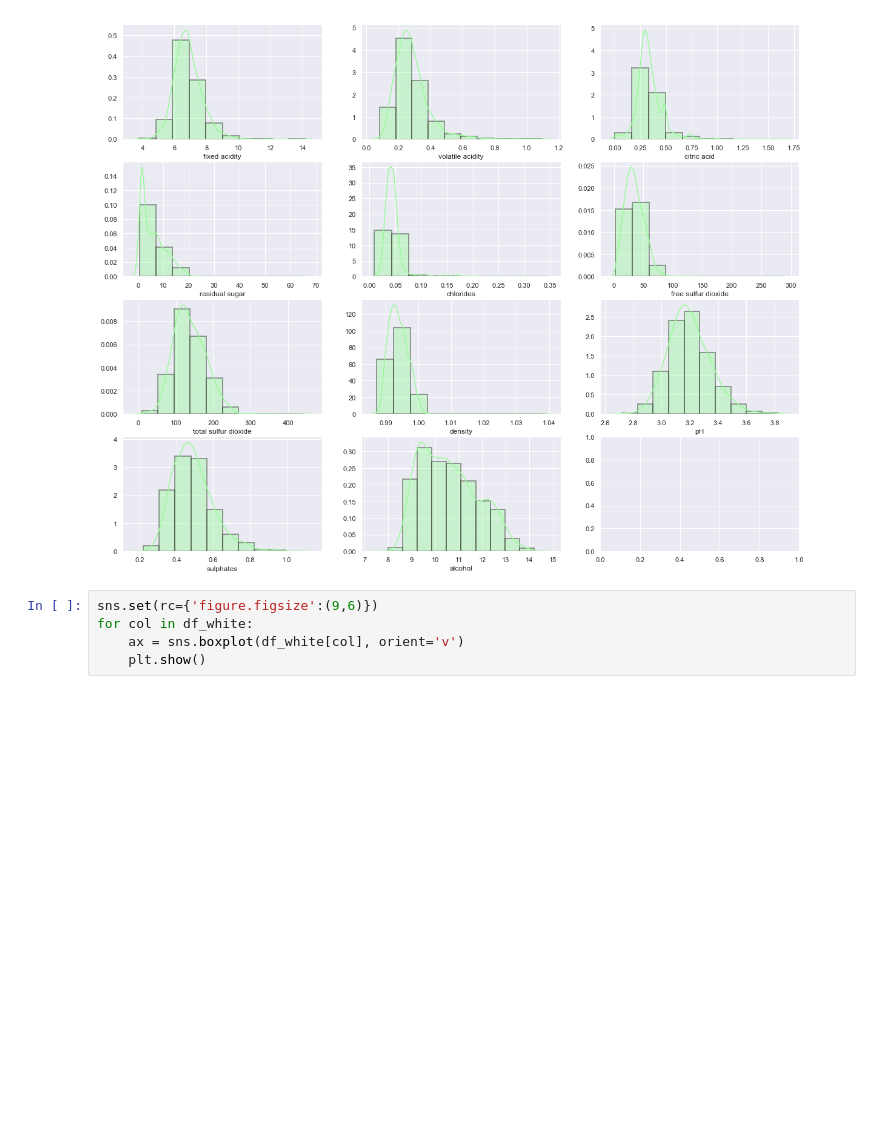
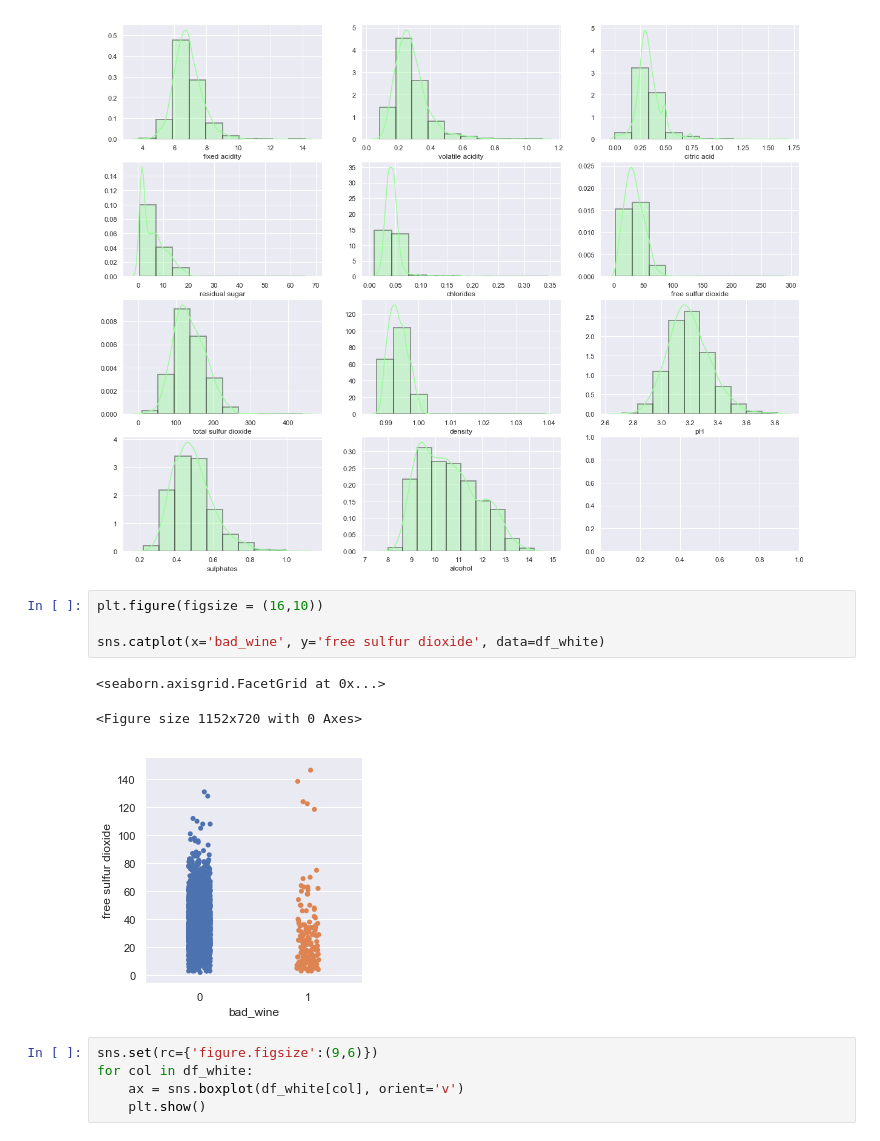
Before and after one commit to jmcneilkeller/Choosing_the_Worst_Wines, a Jupyter notebook: Mod_4_Wine_Quality.ipynb, the cells around one changed output. Drawn from its saved outputs; the diff is of its cells as text; blank space fills up the shorter version.

```diff
--- a/Mod_4_Wine_Quality.ipynb
+++ b/Mod_4_Wine_Quality.ipynb
@@ -664,6 +666,14 @@ white_vis10 = sns.distplot(df_white['sulphates'],bins=10,color='palegreen', hist
 white_vis11 = sns.distplot(df_white['alcohol'],bins=10,color='palegreen', hist_kws=dict(edgecolor="k", linewidth=2),ax=ax[3][1])
 # %% [output]
 [figure]
+# %%
+plt.figure(figsize = (16,10))
+
+sns.catplot(x='bad_wine', y='free sulfur dioxide', data=df_white)
+# %% [output]
+<seaborn.axisgrid.FacetGrid at 0x...>
+<Figure size 1152x720 with 0 Axes>
+[figure, added]
 # %%
 sns.set(rc={'figure.figsize':(9,6)})
 for col in df_white:
```
Also changed, not shown: parts of 22 cells of this notebook.
